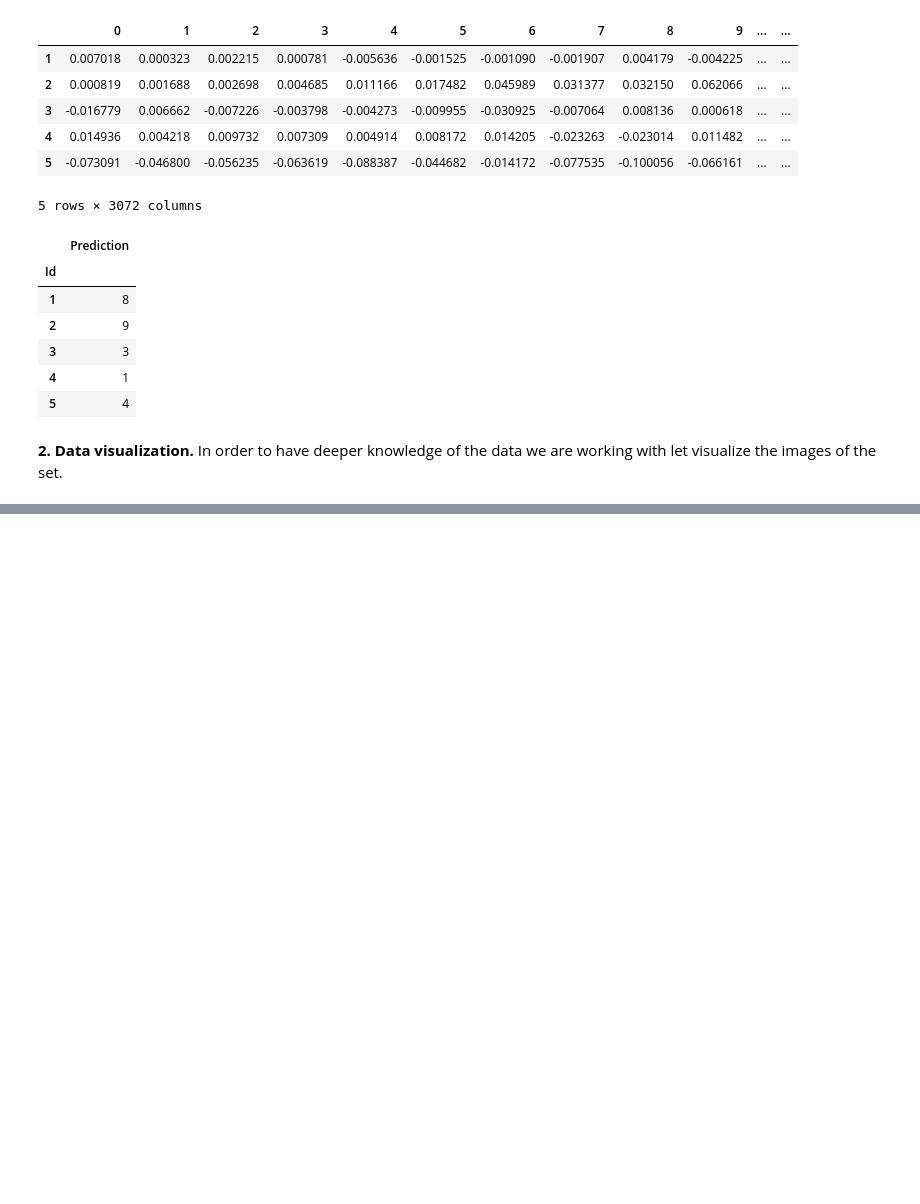
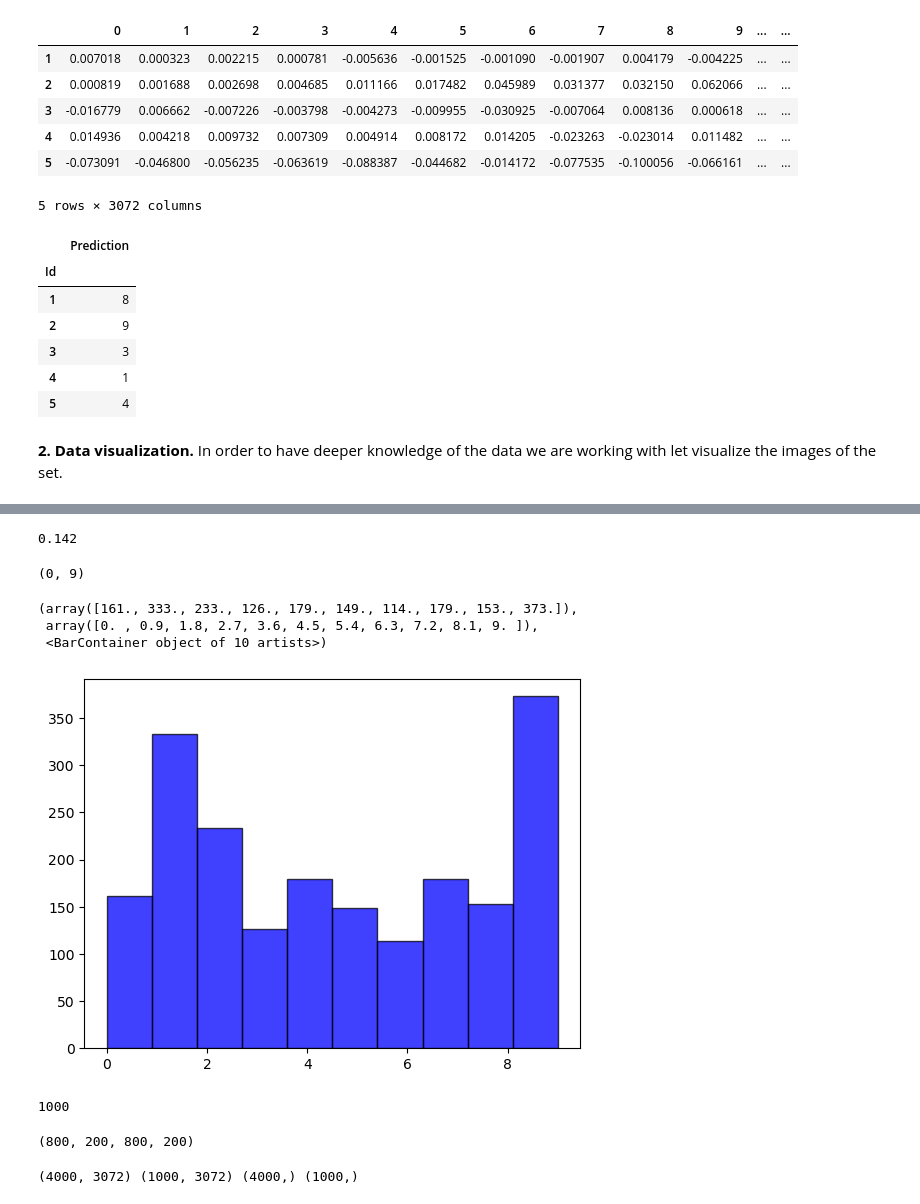
Before and after one commit to jlopetegui98/KernelMethods_DataChallenge, a Jupyter notebook: main.ipynb, the cells around one changed output, grey strips where cells are left out. Cells and saved outputs as stored; diff of their text form; code cells hidden in the pictures; blank space fills up the shorter version.

Commit message:
multiclass SVM

```diff
--- a/main.ipynb
+++ b/main.ipynb
@@ -131,0 +305,6 @@ for i in range(10,20):
+# %%
+kernel = RBF(sigma=1)
+# %%
+multiKSVC = MulticlassKernelSVC(C=1, kernel=kernel)
+# %%
+multiKSVC.fit(X_train, Y_train)
@@ -131,0 +332,2 @@ for i in range(10,20):
+# %%
+y_pred = multiKSVC.predict(X_val)
@@ -131,0 +371,21 @@ for i in range(10,20):
+# %%
+sum(y_pred_poly == Y_val) / len(Y_val)
+# %% [output]
+0.142
+# %%
+min(y_pred), max(y_pred)
+# %% [output]
+(0, 9)
+# %%
+plt.hist(y_pred, bins=10, alpha=0.75, color='blue', edgecolor='black')
+# %% [output]
+(array([161., 333., 233., 126., 179., 149., 114., 179., 153., 373.]),
+ array([0. , 0.9, 1.8, 2.7, 3.6, 4.5, 5.4, 6.3, 7.2, 8.1, 9. ]),
+ <BarContainer object of 10 artists>)
+[figure, added]
+# %%
+# Primero probando con las dos primeras etiquetas a ver q tal
+indices= np.union1d(np.where(Ytr == 1)[0], np.where(Ytr == 2)[0])
+len(indices)
+# %% [output]
+1000
@@ -131,0 +395,14 @@ for i in range(10,20):
+# %%
+# split X and Y into training and testing sets
+from sklearn.model_selection import train_test_split
+X_tr, X_t, Y_tr, Y_t = train_test_split(X, Y, test_size=0.2, random_state=42)
+len(X_tr), len(X_t), len(Y_tr), len(Y_t)
+# %% [output]
+(800, 200, 800, 200)
+# %%
+# Split the data into training and validation set
+from sklearn.model_selection import train_test_split
+X_train, X_val, Y_train, Y_val = train_test_split(Xtr, Ytr, test_size=0.2, random_state=42)
+print(X_train.shape, X_val.shape, Y_train.shape, Y_val.shape)
+# %% [output]
+(4000, 3072) (1000, 3072) (4000,) (1000,)
```
Also changed, not shown: parts of 28 cells of this notebook.
